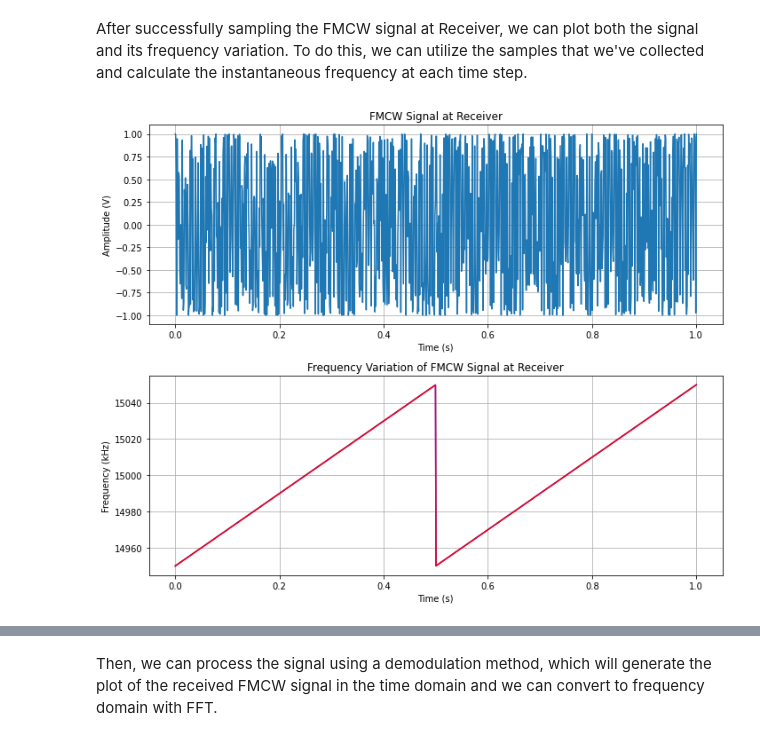
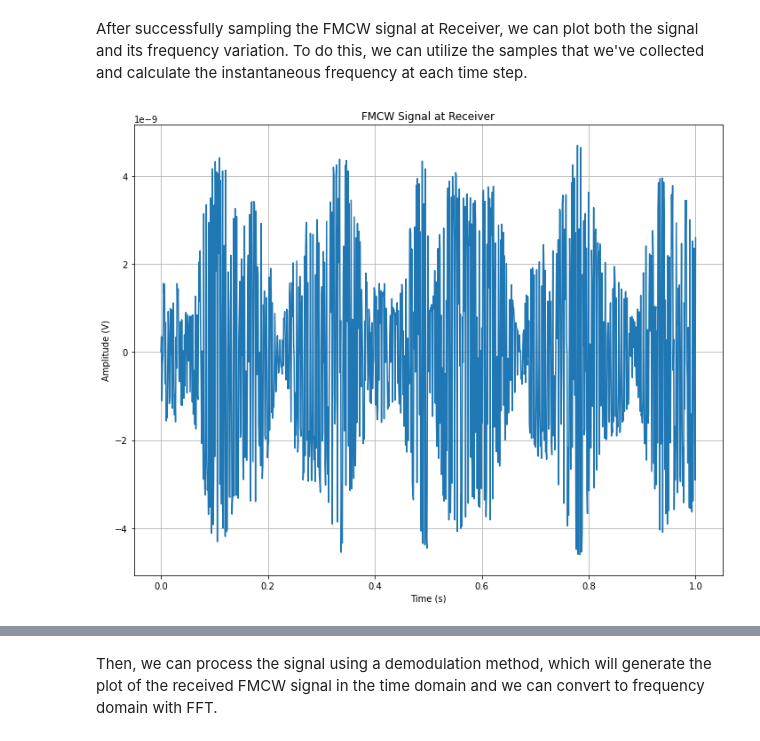
Before and after one commit to naufalmuafi/fmcw-radar_multiple-target, a Jupyter notebook: fmcw-radar_multiple-target.ipynb, the cells around one changed output, grey strips where cells are left out. Drawn from its saved outputs; the diff is of its cells as text; code cells hidden in the pictures.

```diff
--- a/fmcw-radar_multiple-target.ipynb
+++ b/fmcw-radar_multiple-target.ipynb
@@ -29,6 +30,17 @@ bw = 1e5     # Bandwidth (Hz)
 fr = 2       # Chirp Frequency (Hz)
 tr = 1/fr    # Chirp period (Hz)
 
+# Radar Parameter
+Pt = 1   # 1 W transmit power
+Gt = 1   # tranmitter antenna Gain
+ar = 1   # effective apperture receiver antena
+
+# List of Target
+Rt = [20e3, 15e3, 10e3]
+RCSt = [10, 20, 10]
+Vt = [10, 0, 15]
+
+
 # Time Range
 ns = 2**10                  # number of sample
 tg = np.linspace(0, 1, ns)  # generation of time vector
@@ -90,8 +102,7 @@ plt.show()
 Next, let's assume that our radar system has detected a **target**, which happens to be a ship.
 # %%
 # Target Parameters
-Rt = 45e3  # Target Distance (m)
-Vt = 10    # Target radial velocity (m/s)
+nt = len(Rt)
 # %% [markdown]
 The second step in working with an FMCW radar system is to generate the received signal. This signal is characterized by its interaction with the target, which results in a radar echo. The received signal contains valuable information about the target's properties
 # %%
@@ -127,29 +144,19 @@ After successfully sampling the FMCW signal at Receiver, we can plot both the si
 # %%
 """
 
 FMCW Signal at Receiver Plot
 
 """
 
 # FMCW Signal at Receiver
 plt.figure(figsize=(10,8))
-plt.subplot(2, 1, 1)
-plt.plot(tg, st)
+plt.plot(tg, srx)
 plt.title('FMCW Signal at Receiver')
 plt.xlabel('Time (s)')
 plt.ylabel('Amplitude (V)')
 plt.grid(True)
 
-# Frequency Variation
-plt.subplot(2, 1, 2)
-plt.plot(tg, ft/1000, 'b')
-plt.plot(tg, frx/1000, 'r')
-plt.title('Frequency Variation of FMCW Signal at Receiver')
-plt.xlabel('Time (s)')
-plt.ylabel('Frequency (kHz)')
-plt.grid(True)
-
 plt.tight_layout()
 plt.show()
 # %% [output]
-[figure, old version]
+[figure, new version]
```
Also changed, not shown: parts of 8 cells of this notebook.
